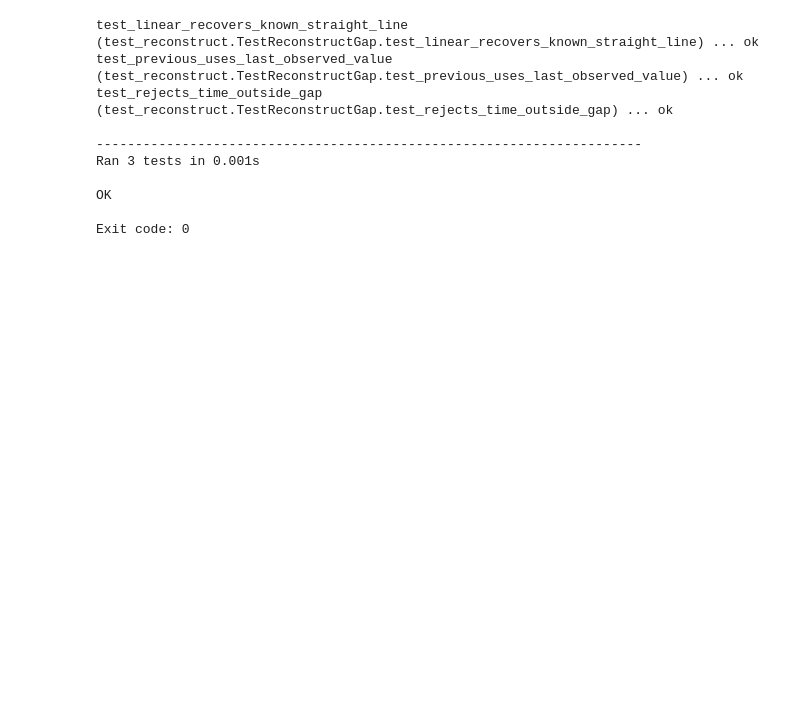
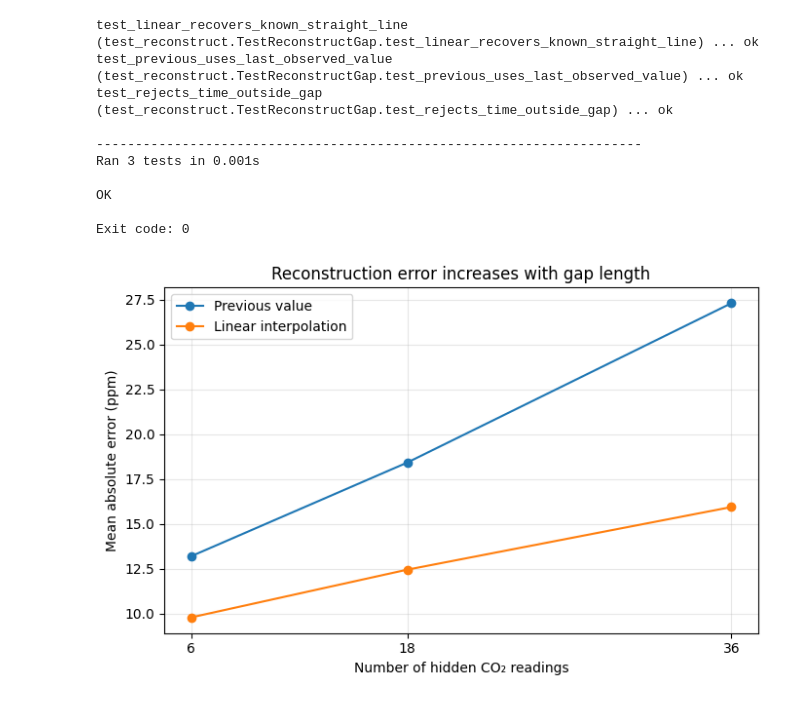
Before and after one commit to msim0039-bit/mma3001-sensor-project, a Jupyter notebook: sensor_gap_exploration.ipynb, the cells around one changed output. Cells and saved outputs as stored; diff of their text form; code cells hidden in the pictures; blank space fills up the shorter version.

```diff
--- a/sensor_gap_exploration.ipynb
+++ b/sensor_gap_exploration.ipynb
@@ -298,3 +861,27 @@ Ran 3 tests in 0.001s
 OK
 
 Exit code: 0
+# %%
+import matplotlib.pyplot as plt
+import numpy as np
+
+# MAE values from the separate evaluation section above.
+gap_sizes = np.array([6, 18, 36])
+previous_mae = [13.20, 18.42, 27.30]
+linear_mae = [9.79, 12.45, 15.94]
+
+plt.figure(figsize=(7, 4.5))
+plt.plot(gap_sizes, previous_mae, "o-", label="Previous value")
+plt.plot(gap_sizes, linear_mae, "o-", label="Linear interpolation")
+
+plt.xlabel("Number of hidden CO₂ readings")
+plt.ylabel("Mean absolute error (ppm)")
+plt.title("Reconstruction error increases with gap length")
+plt.xticks(gap_sizes)
+plt.grid(alpha=0.3)
+plt.legend()
+plt.tight_layout()
+plt.savefig("co2_gap_mae.png", dpi=200)
+plt.show()
+# %% [output]
+[figure, added]
```
Also changed, not shown: parts of 10 cells of this notebook.
